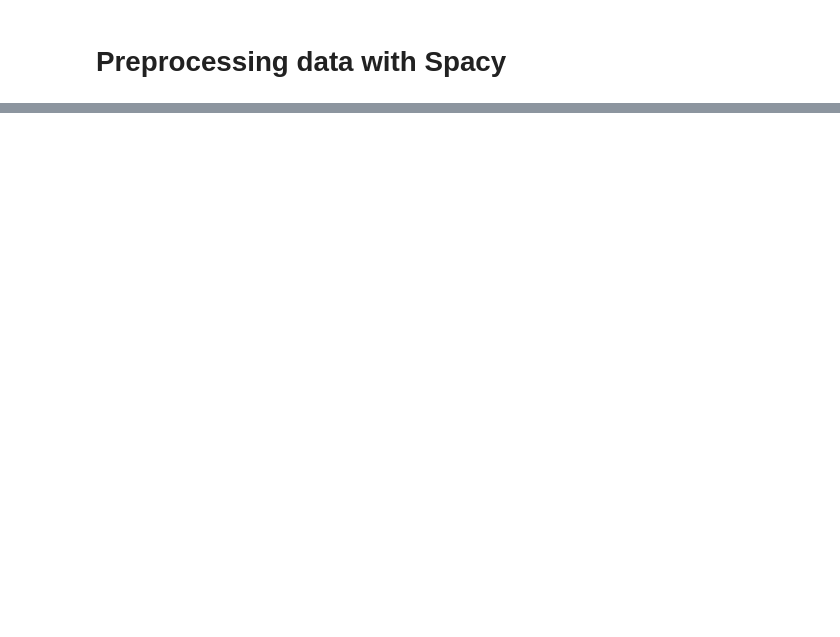
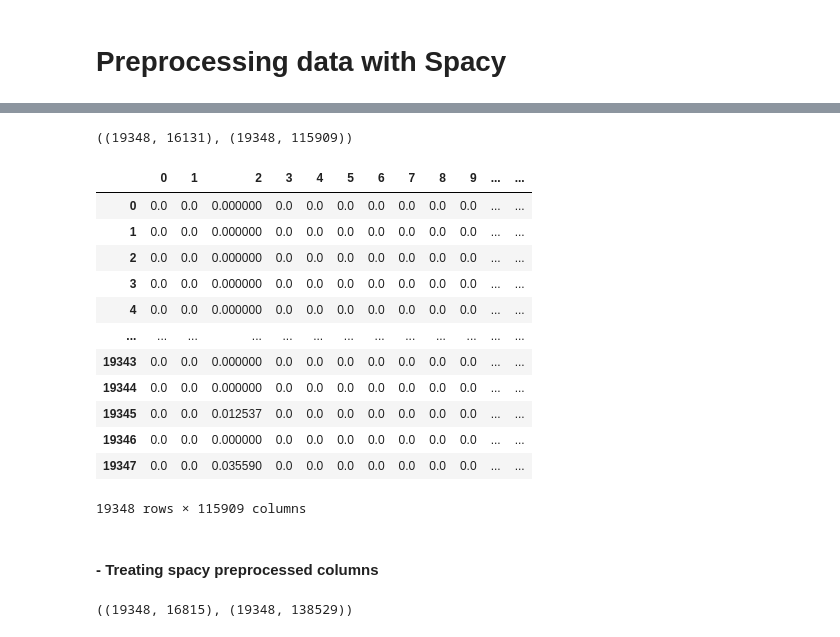
Before and after one commit to paulabarge-zz/final-project-NLP-fake-news, a Jupyter notebook: Preprocessing_Data.ipynb, the cells around one changed output, grey strips where cells are left out. Saved outputs shown, nothing was run; the diff lists cells and outputs as text; code cells hidden in the pictures; blank space fills up the shorter version.

```diff
--- a/Preprocessing_Data.ipynb
+++ b/Preprocessing_Data.ipynb
@@ -87,2 +117,4 @@ tokens = tokeniser.tokenize(text)
+# %%
+df1['text'] = [preprocess_text(row)for row in df1['text']]
 # %% [markdown]
 # Preprocessing data with Spacy
@@ -249,0 +175,10 @@ KeyboardInterrupt:
+# %%
+tfidf = TfidfVectorizer(analyzer=preprocess_text) #vectorizer function nltk
+# %%
+#applying the tfidf function to each of the text columns
+title_nltk = tfidf.fit_transform(df1['title'])
+text_nltk = tfidf.fit_transform(df1['text'])
+# %%
+title_nltk.shape, text_nltk.shape
+# %% [output]
+((19348, 16131), (19348, 115909))
@@ -249,0 +187,20 @@ KeyboardInterrupt:
+# %%
+text_spacy_nltk = pd.DataFrame.sparse.from_spmatrix(text_nltk)
+# %%
+text_spacy_nltk
+# %% [output]
+|  | 0 | 1 | 2 | 3 | 4 | 5 | 6 | 7 | 8 | 9 | ... | ... |
+| 0 | 0.0 | 0.0 | 0.000000 | 0.0 | 0.0 | 0.0 | 0.0 | 0.0 | 0.0 | 0.0 | ... | ... |
+| 1 | 0.0 | 0.0 | 0.000000 | 0.0 | 0.0 | 0.0 | 0.0 | 0.0 | 0.0 | 0.0 | ... | ... |
+| 2 | 0.0 | 0.0 | 0.000000 | 0.0 | 0.0 | 0.0 | 0.0 | 0.0 | 0.0 | 0.0 | ... | ... |
+| 3 | 0.0 | 0.0 | 0.000000 | 0.0 | 0.0 | 0.0 | 0.0 | 0.0 | 0.0 | 0.0 | ... | ... |
+| 4 | 0.0 | 0.0 | 0.000000 | 0.0 | 0.0 | 0.0 | 0.0 | 0.0 | 0.0 | 0.0 | ... | ... |
+| ... | ... | ... | ... | ... | ... | ... | ... | ... | ... | ... | ... | ... |
+| 19343 | 0.0 | 0.0 | 0.000000 | 0.0 | 0.0 | 0.0 | 0.0 | 0.0 | 0.0 | 0.0 | ... | ... |
+| 19344 | 0.0 | 0.0 | 0.000000 | 0.0 | 0.0 | 0.0 | 0.0 | 0.0 | 0.0 | 0.0 | ... | ... |
+| 19345 | 0.0 | 0.0 | 0.012537 | 0.0 | 0.0 | 0.0 | 0.0 | 0.0 | 0.0 | 0.0 | ... | ... |
+| 19346 | 0.0 | 0.0 | 0.000000 | 0.0 | 0.0 | 0.0 | 0.0 | 0.0 | 0.0 | 0.0 | ... | ... |
+| 19347 | 0.0 | 0.0 | 0.035590 | 0.0 | 0.0 | 0.0 | 0.0 | 0.0 | 0.0 | 0.0 | ... | ... |
+19348 rows × 115909 columns
+# %% [markdown]
+#### - Treating spacy preprocessed columns
@@ -249,0 +213,4 @@ KeyboardInterrupt:
+# %%
+title_spacy.shape, text_spacy.shape
+# %% [output]
+((19348, 16815), (19348, 138529))
```
Also changed, not shown: parts of 170 cells of this notebook, 5 other files.
